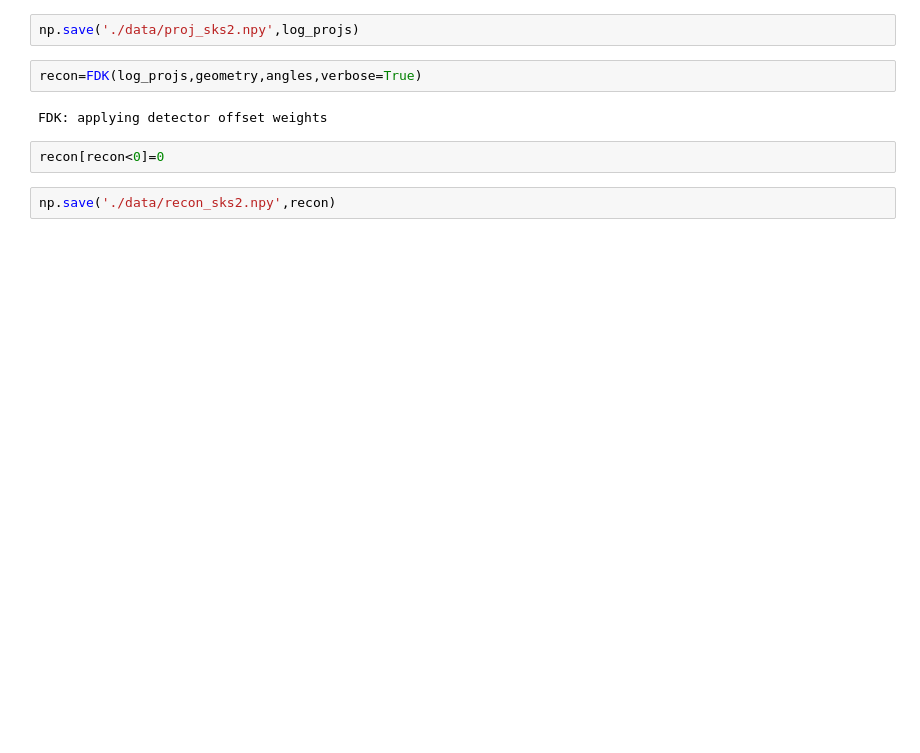
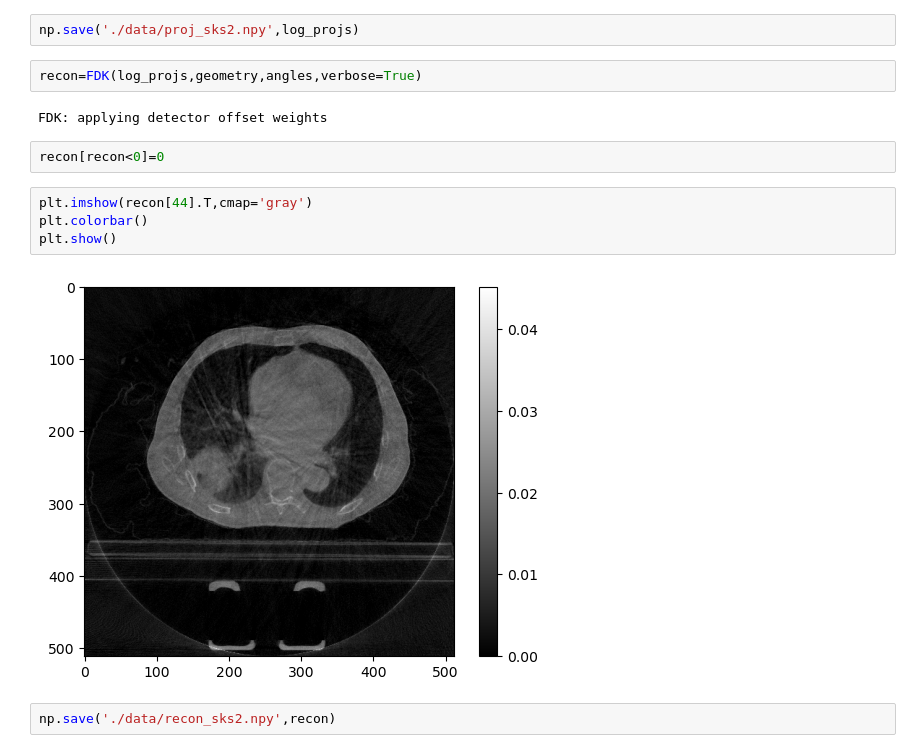
Before and after one commit to CERN/TIGRE, a Jupyter notebook: varianTest.ipynb, the cells around one changed output. Cells and saved outputs as stored; diff of their text form; blank space fills up the shorter version.

```diff
--- a/varianTest.ipynb
+++ b/varianTest.ipynb
@@ -33,5 +30,11 @@ recon=FDK(log_projs,geometry,angles,verbose=True)
 FDK: applying detector offset weights
 # %%
 recon[recon<0]=0
+# %%
+plt.imshow(recon[44].T,cmap='gray')
+plt.colorbar()
+plt.show()
+# %% [output]
+[figure, added]
 # %%
 np.save('./data/recon_sks2.npy',recon)
```
Also changed, not shown: parts of 2 cells of this notebook, 2 other files.
